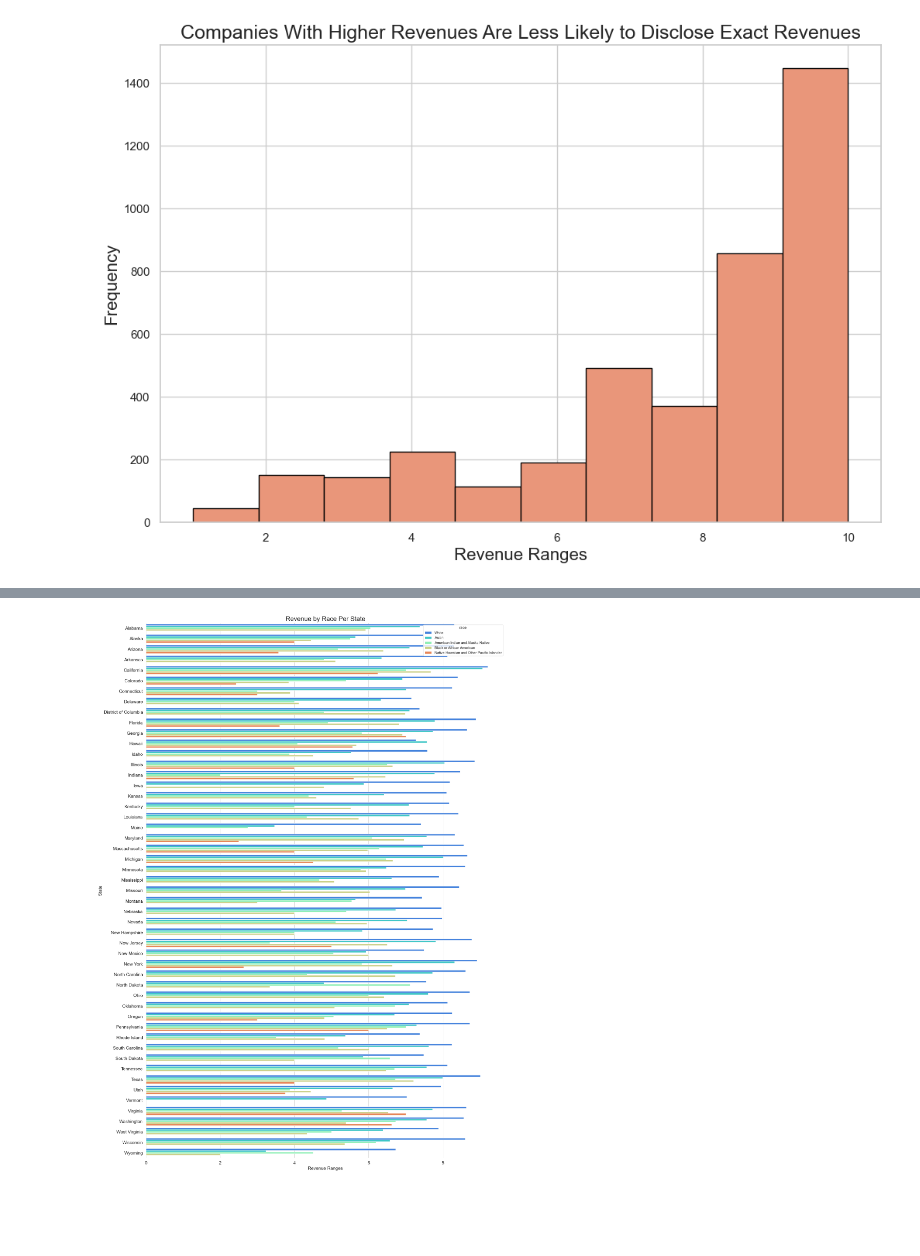
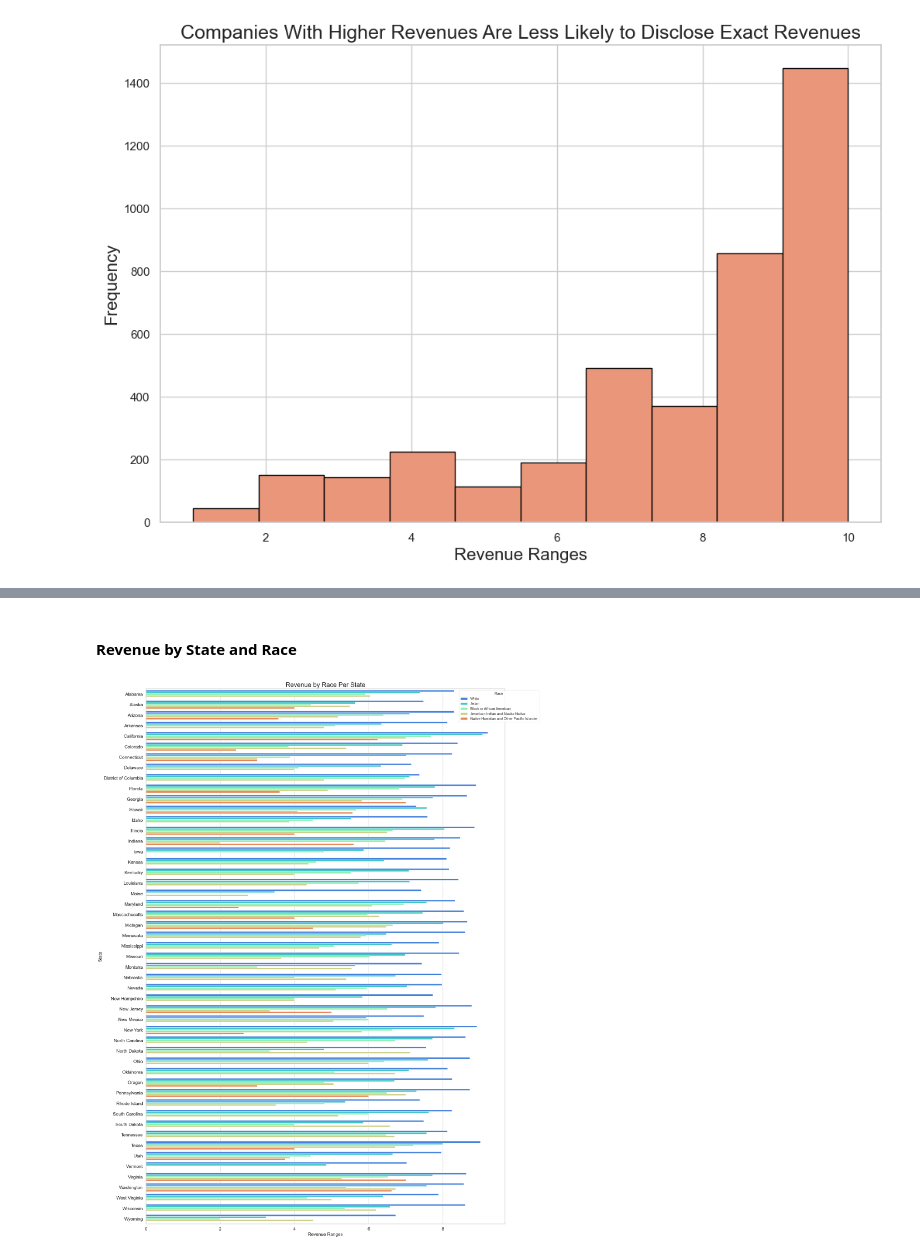
Before and after one commit to CMatador/asmt-8, a Jupyter notebook: viz.ipynb, the cells around one changed output, grey strips where cells are left out. Cells and saved outputs as stored; diff of their text form; code cells hidden in the pictures; blank space fills up the shorter version.

```diff
--- a/viz.ipynb
+++ b/viz.ipynb
@@ -86,22 +92,24 @@ I did attempt to drill down further, so we could look at the revenue breakdown b
+# %% [markdown]
+#### Revenue by State and Race
 # %%
+#replace revenue range letters with numbers for numeric scale
 revenue_state['revenue_ranges'] = revenue_state['revenue_ranges'].replace(['B', 'I', 'K', 'L', 'M', 'O', 'R', 'T', 'U', 'W'], [1, 2, 3, 4, 5, 6, 7, 8, 9, 10])
+#sort state names by alphabetical order
 revenue_state = revenue_state.sort_values('name')
-# revenue_state = revenue_state['name'].sort_values()
 
 sns.set_theme(style="whitegrid")
 plt.figure(figsize = (20,30))
 ax = sns.barplot(x='revenue_ranges',
                  y='name',
                  data=revenue_state,
                  palette='rainbow',
                  hue='race',
                  ci=None)
-
+plt.legend(bbox_to_anchor=(1.1, 1),loc='upper right', title='Race')
 ax.set_title('Revenue by Race Per State', size=20)
 ax.set_xlabel('Revenue Ranges', size=14)
 ax.set_ylabel('State', size=14)
-sns.despine(left=True, bottom=True)
 plt.yticks(size = 14)
 plt.xticks(size = 14);
 # %% [output]
-[figure, old version]
+[figure, new version]
```
Also changed, not shown: parts of 14 cells of this notebook, 2 other files.
